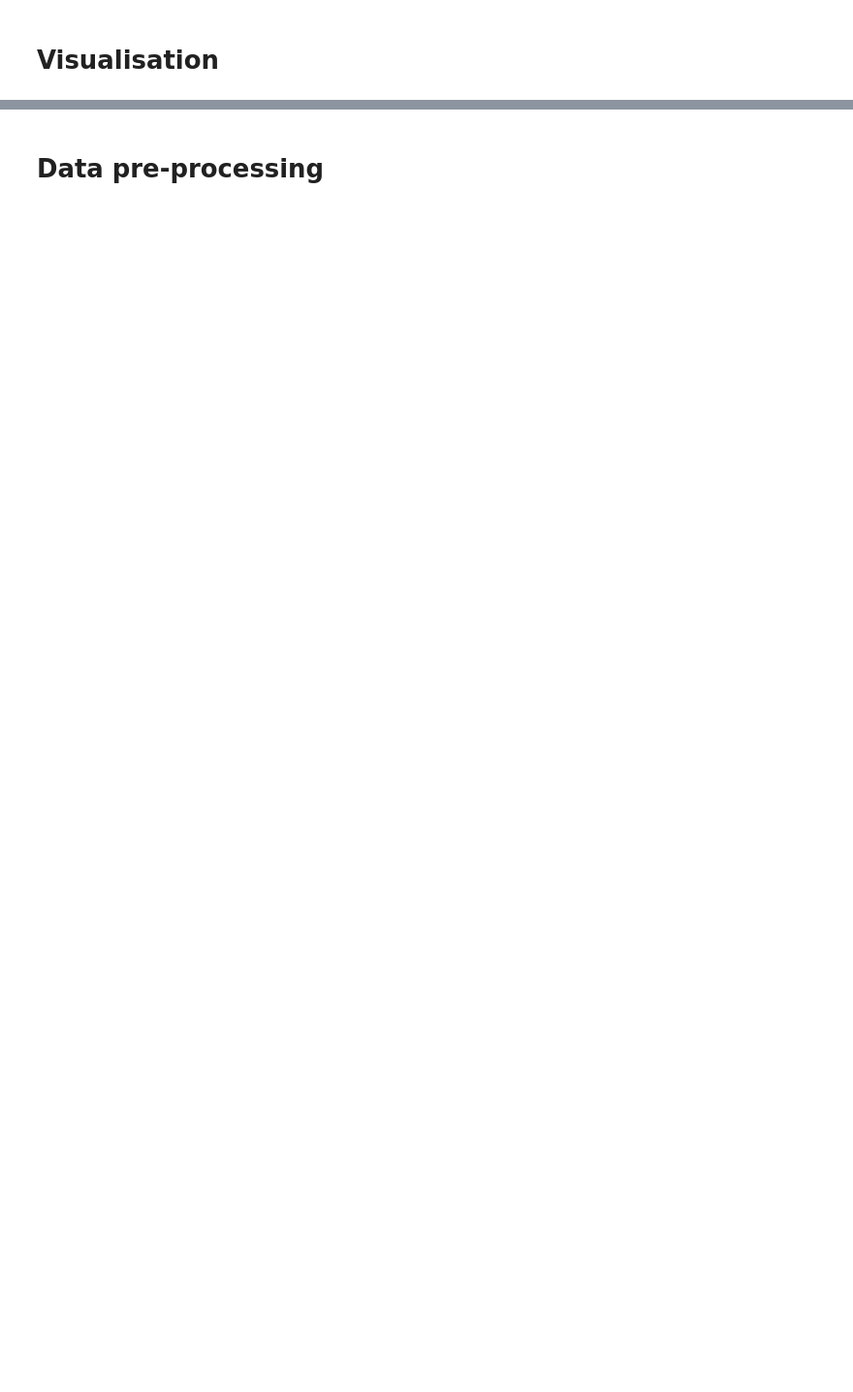
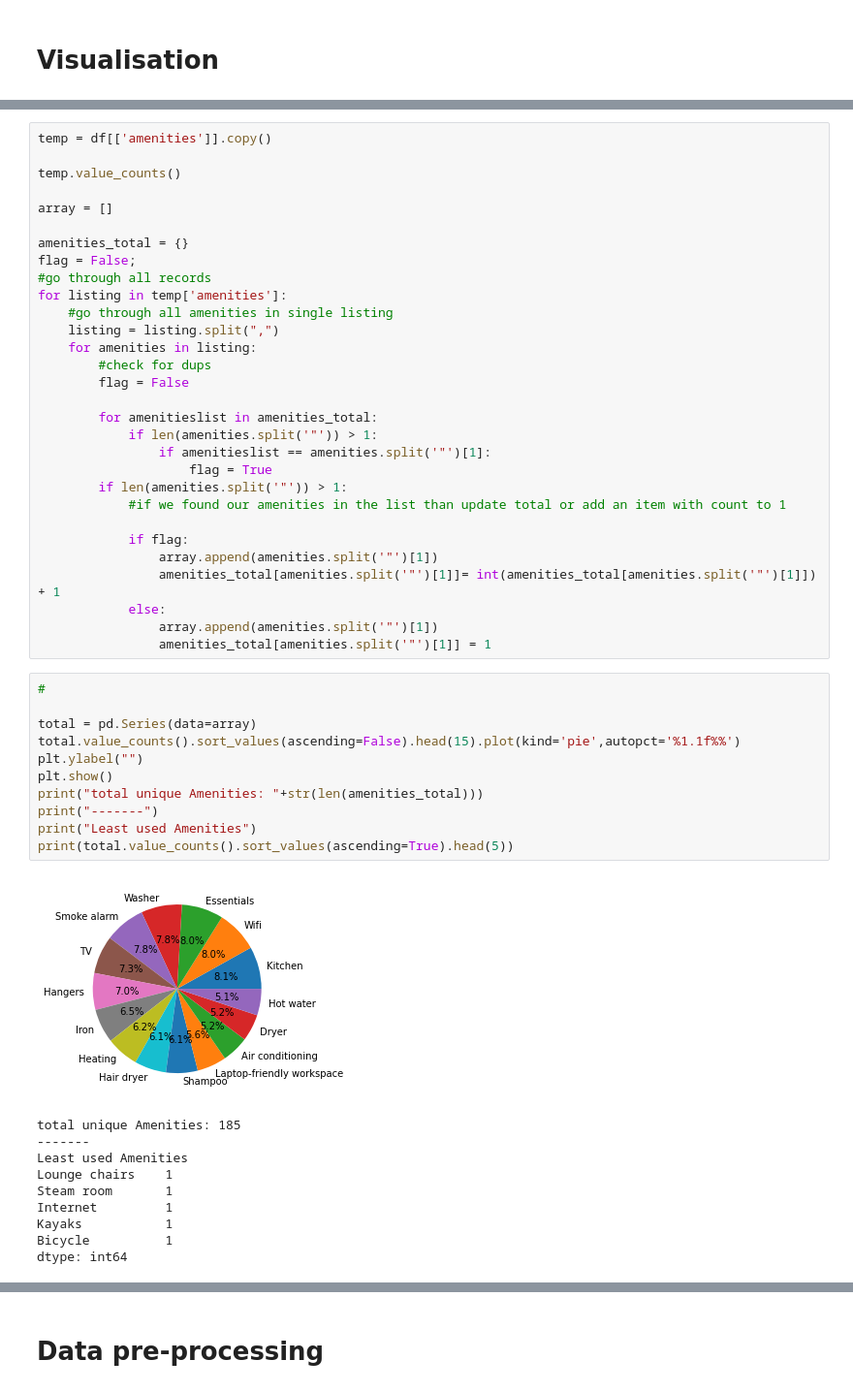
Before and after one commit to kairsato/DataMining_Airbnb, a Jupyter notebook: Main.ipynb, the cells around one changed output, grey strips where cells are left out. Shown at 97% size. Cells and saved outputs as stored; diff of their text form; blank space fills up the shorter version.

```diff
--- a/Main.ipynb
+++ b/Main.ipynb
@@ -66,0 +105,52 @@ temp2[temp2['location']=='Melbourne'].plot.scatter(x = 'latitude', y ='longitude
+# %%
+temp = df[['amenities']].copy()
+
+temp.value_counts()
+
+array = []
+
+amenities_total = {}
+flag = False;
+#go through all records
+for listing in temp['amenities']:
+    #go through all amenities in single listing
+    listing = listing.split(",")
+    for amenities in listing:
+        #check for dups
+        flag = False
+
+        for amenitieslist in amenities_total:
+            if len(amenities.split('"')) > 1:
+                if amenitieslist == amenities.split('"')[1]:
+                    flag = True
+        if len(amenities.split('"')) > 1:
+            #if we found our amenities in the list than update total or add an item with count to 1
+
+            if flag:
+                array.append(amenities.split('"')[1])
+                amenities_total[amenities.split('"')[1]]= int(amenities_total[amenities.split('"')[1]]) + 1
+            else:
+                array.append(amenities.split('"')[1])
+                amenities_total[amenities.split('"')[1]] = 1
+# %%
+#
+
+total = pd.Series(data=array)
+total.value_counts().sort_values(ascending=False).head(15).plot(kind='pie',autopct='%1.1f%%')
+plt.ylabel("")
+plt.show()
+print("total unique Amenities: "+str(len(amenities_total)))
+print("-------")
+print("Least used Amenities")
+print(total.value_counts().sort_values(ascending=True).head(5))
+# %% [output]
+[figure, added]
+total unique Amenities: 185
+-------
+Least used Amenities
+Lounge chairs    1
+Steam room       1
+Internet         1
+Kayaks           1
+Bicycle          1
+dtype: int64
```
Also changed, not shown: parts of 5 cells of this notebook.
